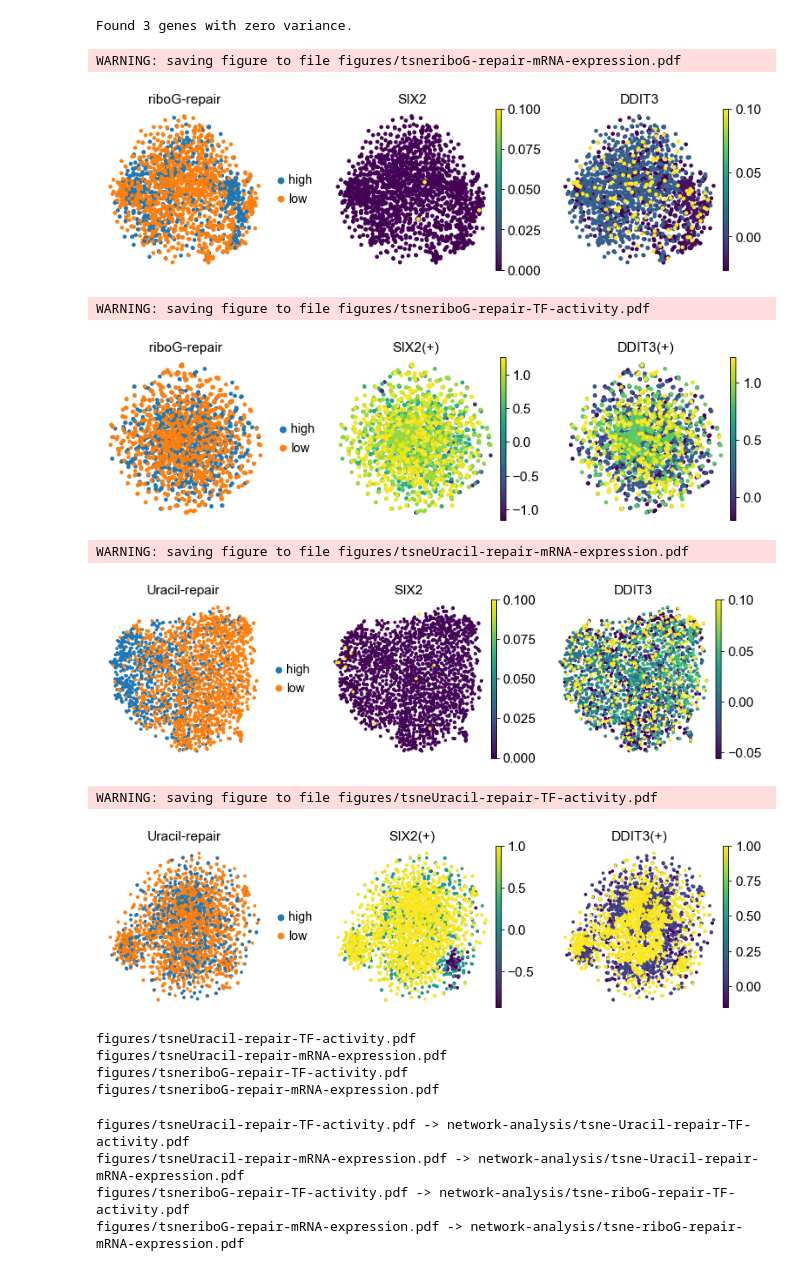
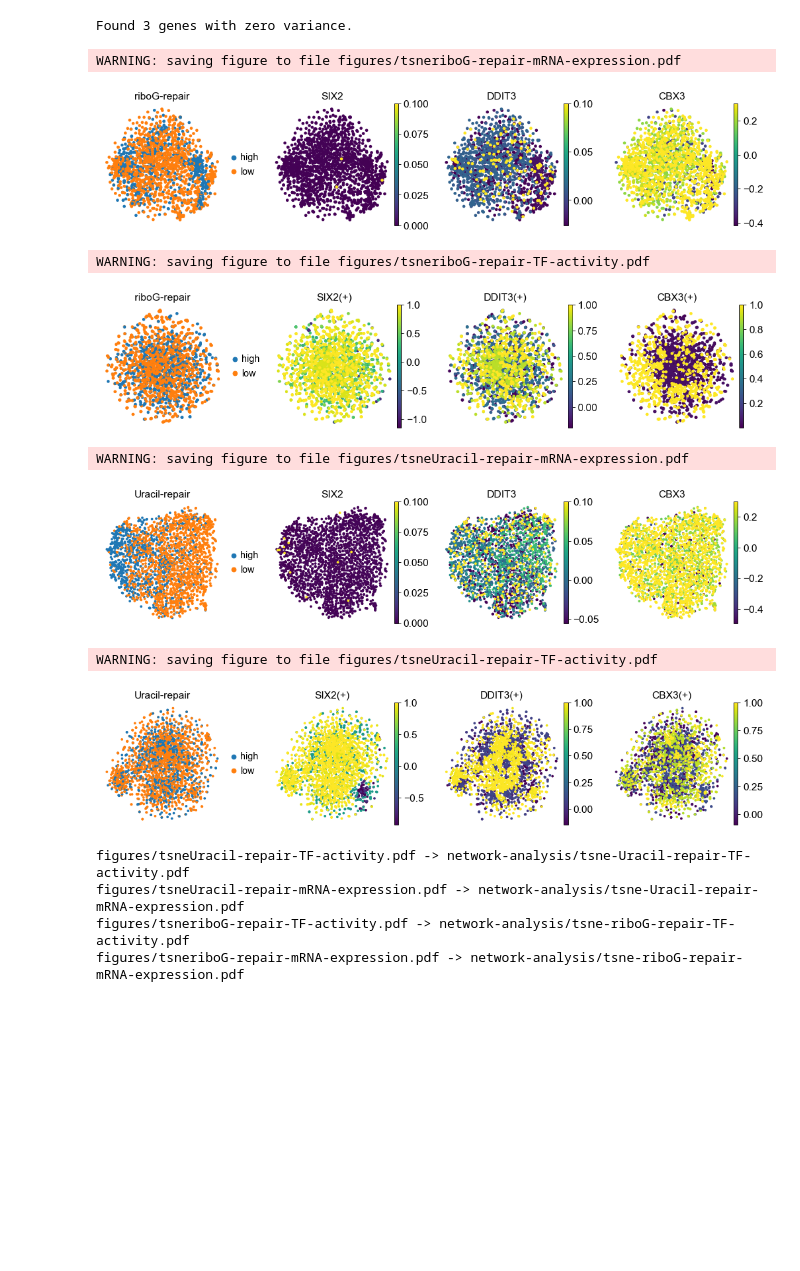
Before and after one commit to abearab/sc-haircut-net, a Jupyter notebook: network-analysis-find-altered-TFs.ipynb, the cells around one changed output. Drawn from its saved outputs; the diff is of its cells as text; code cells hidden in the pictures; blank space fills up the shorter version.

Commit message:
combine results into meaningful figures

```diff
--- a/network-analysis-find-altered-TFs.ipynb
+++ b/network-analysis-find-altered-TFs.ipynb
@@ -1186,45 +1102,38 @@ WARNING: You’re trying to run this on 268 dimensions of `.X`, if you really wa
 Found 3 genes with zero variance.
 # %%
 sc.pl.tsne(
-    mRNA_rG,color=['riboG-repair','SIX2','DDIT3'],
-    vmax=[None,0.1,0.1],
+    mRNA_rG,color=['riboG-repair','SIX2','DDIT3', 'CBX3'],
+    vmax=[None,0.1,0.1,0.3],
     save='riboG-repair-mRNA-expression.pdf'
 )
 
 sc.pl.tsne(
-    TF_act_rG, color=['riboG-repair','SIX2(+)','DDIT3(+)'],
-#     vmax=[None,1,1],
+    TF_act_rG, color=['riboG-repair','SIX2(+)','DDIT3(+)','CBX3(+)'],
+    vmax=[None,1,1,1],
     save='riboG-repair-TF-activity.pdf'
 )
 # %% [output]
 WARNING: saving figure to file figures/tsneriboG-repair-mRNA-expression.pdf
-[figure, old version]
+[figure, new version]
 WARNING: saving figure to file figures/tsneriboG-repair-TF-activity.pdf
-[figure, old version]
+[figure, new version]
 # %%
 sc.pl.tsne(
-    mRNA_dU,color=['Uracil-repair','SIX2','DDIT3'],
-    vmax=[None,0.1,0.1],
+    mRNA_dU,color=['Uracil-repair','SIX2','DDIT3', 'CBX3'],
+    vmax=[None,0.1,0.1,0.3],
     save='Uracil-repair-mRNA-expression.pdf'
 )
 
 sc.pl.tsne(
-    TF_act_dU, color=['Uracil-repair','SIX2(+)','DDIT3(+)'],
-    vmax=[None,1,1],
+    TF_act_dU, color=['Uracil-repair','SIX2(+)','DDIT3(+)','CBX3(+)'],
+    vmax=[None,1,1,1],
     save='Uracil-repair-TF-activity.pdf'
 )
 # %% [output]
 WARNING: saving figure to file figures/tsneUracil-repair-mRNA-expression.pdf
-[figure, old version]
+[figure, new version]
 WARNING: saving figure to file figures/tsneUracil-repair-TF-activity.pdf
-[figure, old version]
+[figure, new version]
-# %%
-ls figures/*
-# %% [output]
-figures/tsneUracil-repair-TF-activity.pdf
-figures/tsneUracil-repair-mRNA-expression.pdf
-figures/tsneriboG-repair-TF-activity.pdf
-figures/tsneriboG-repair-mRNA-expression.pdf
 # %%
 !for f in figures/*; do o=${f/figures\/tsne/network-analysis\/tsne-}; mv -v $f $o; done
 # %% [output]
```
Also changed, not shown: parts of 36 cells of this notebook, 19 other files.
